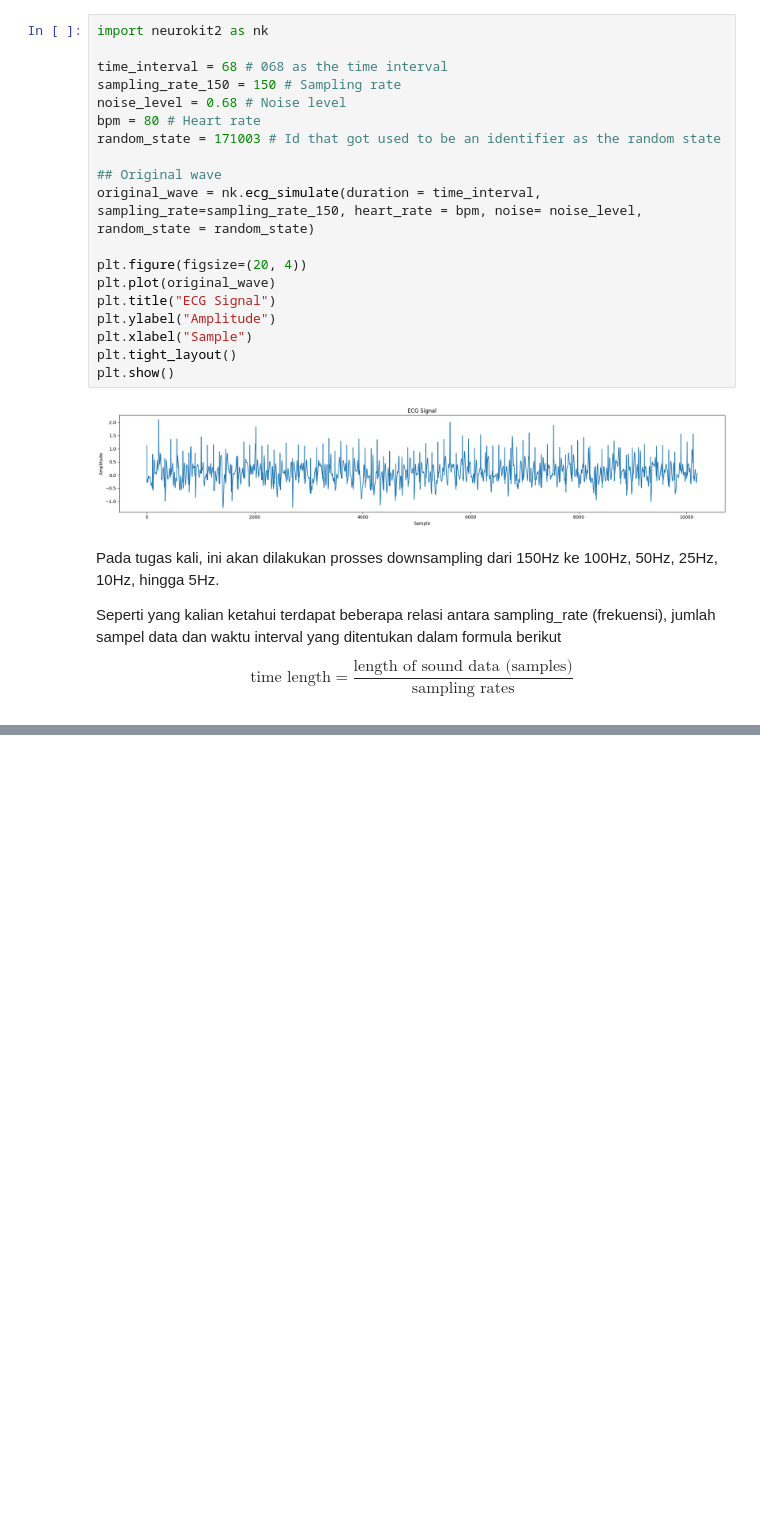
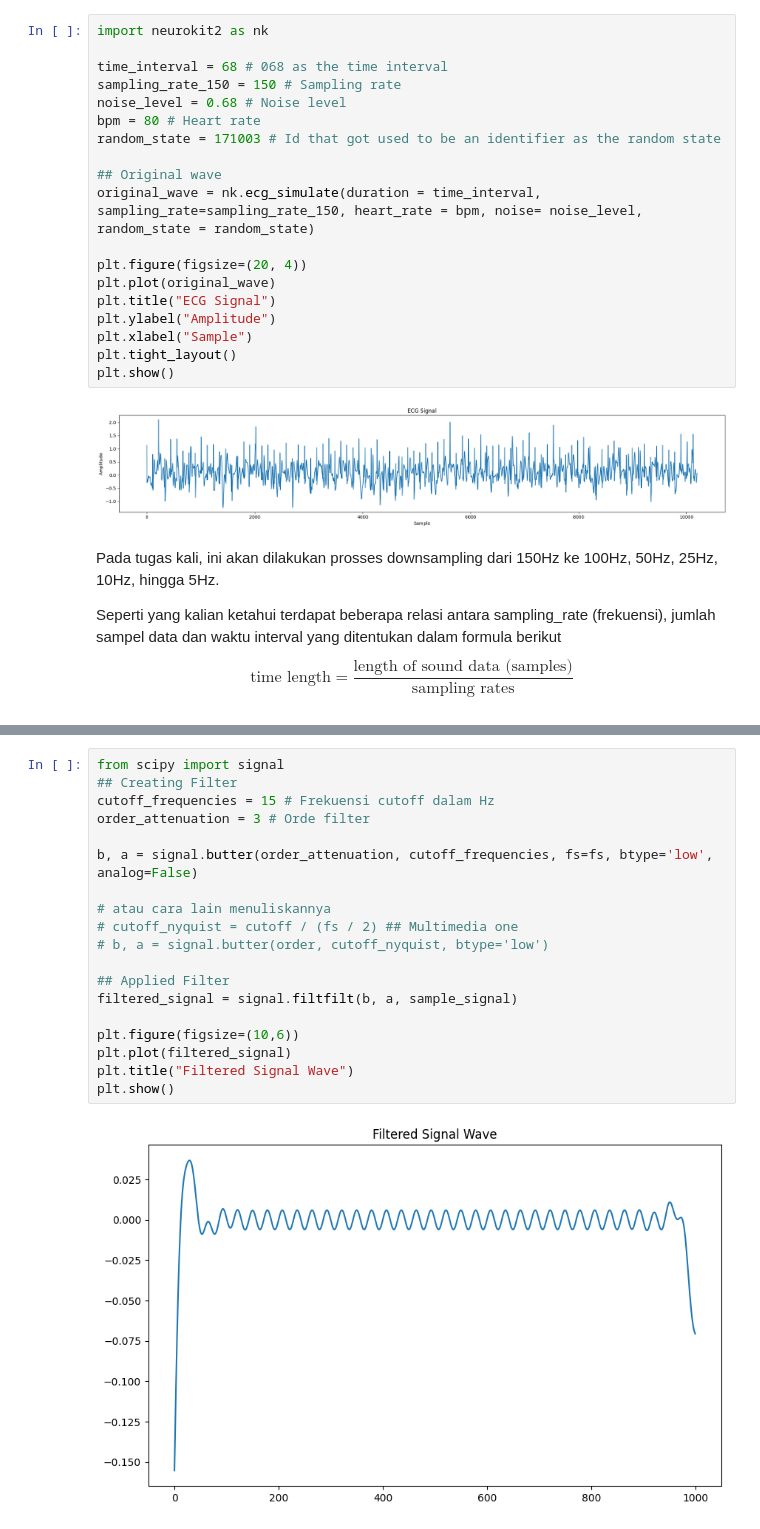
Before and after one commit to archiseino/IF3024, a Jupyter notebook: 121140068_ho1.ipynb, the cells around one changed output, grey strips where cells are left out. Drawn from its saved outputs; the diff is of its cells as text; blank space fills up the shorter version.

```diff
--- a/121140068_ho1.ipynb
+++ b/121140068_ho1.ipynb
@@ -206,0 +222,21 @@ Berdasarkan penjelasan di atas, alasan terjadinya aliasing yang parah pada sinya
+# %%
+from scipy import signal
+## Creating Filter
+cutoff_frequencies = 15 # Frekuensi cutoff dalam Hz
+order_attenuation = 3 # Orde filter
+
+b, a = signal.butter(order_attenuation, cutoff_frequencies, fs=fs, btype='low', analog=False)
+
+# atau cara lain menuliskannya
+# cutoff_nyquist = cutoff / (fs / 2) ## Multimedia one
+# b, a = signal.butter(order, cutoff_nyquist, btype='low')
+
+## Applied Filter
+filtered_signal = signal.filtfilt(b, a, sample_signal)
+
+plt.figure(figsize=(10,6))
+plt.plot(filtered_signal)
+plt.title("Filtered Signal Wave")
+plt.show()
+# %% [output]
+[figure, added]
```
Also changed, not shown: parts of 12 cells of this notebook, 5 other files.
